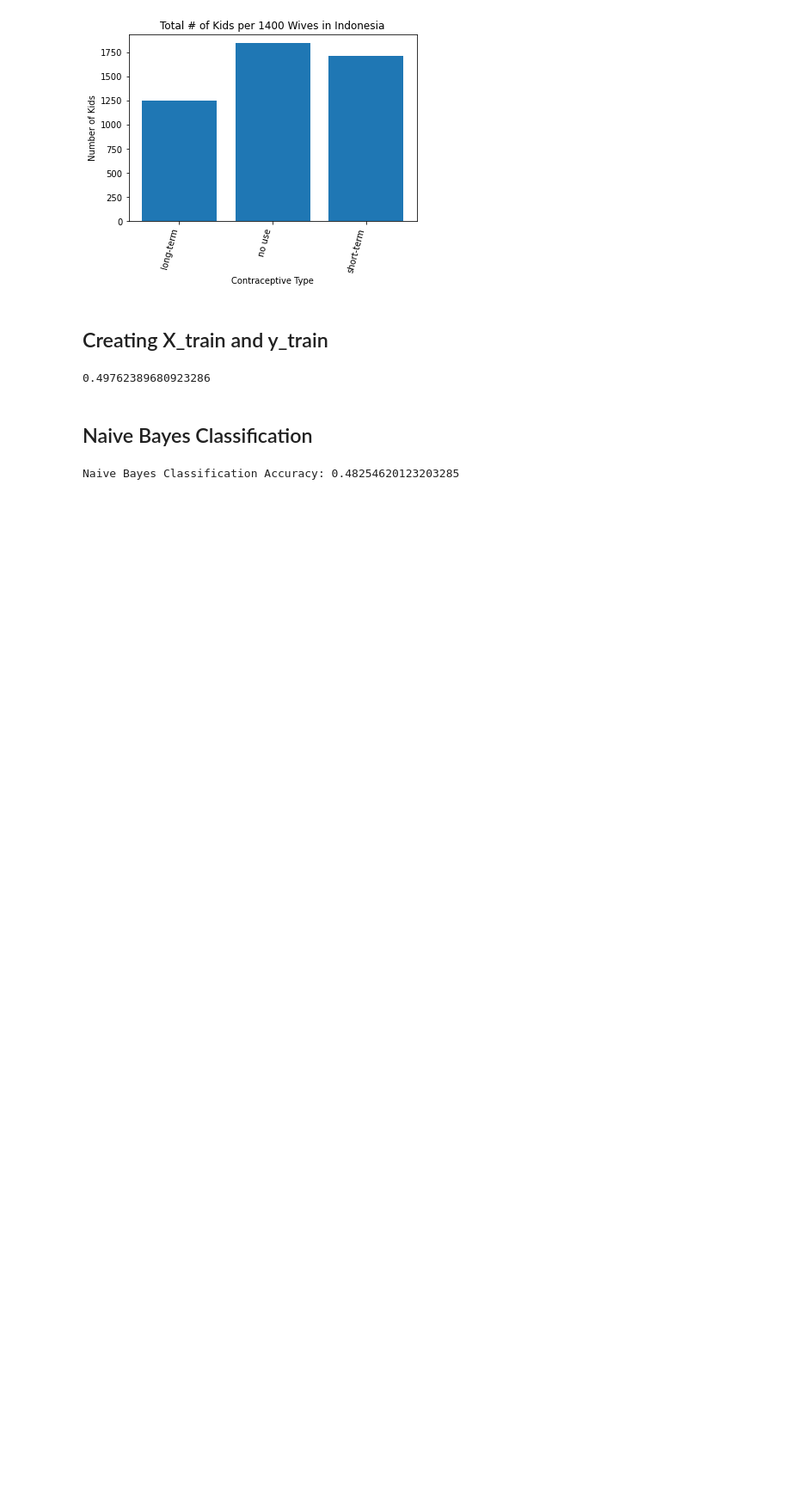
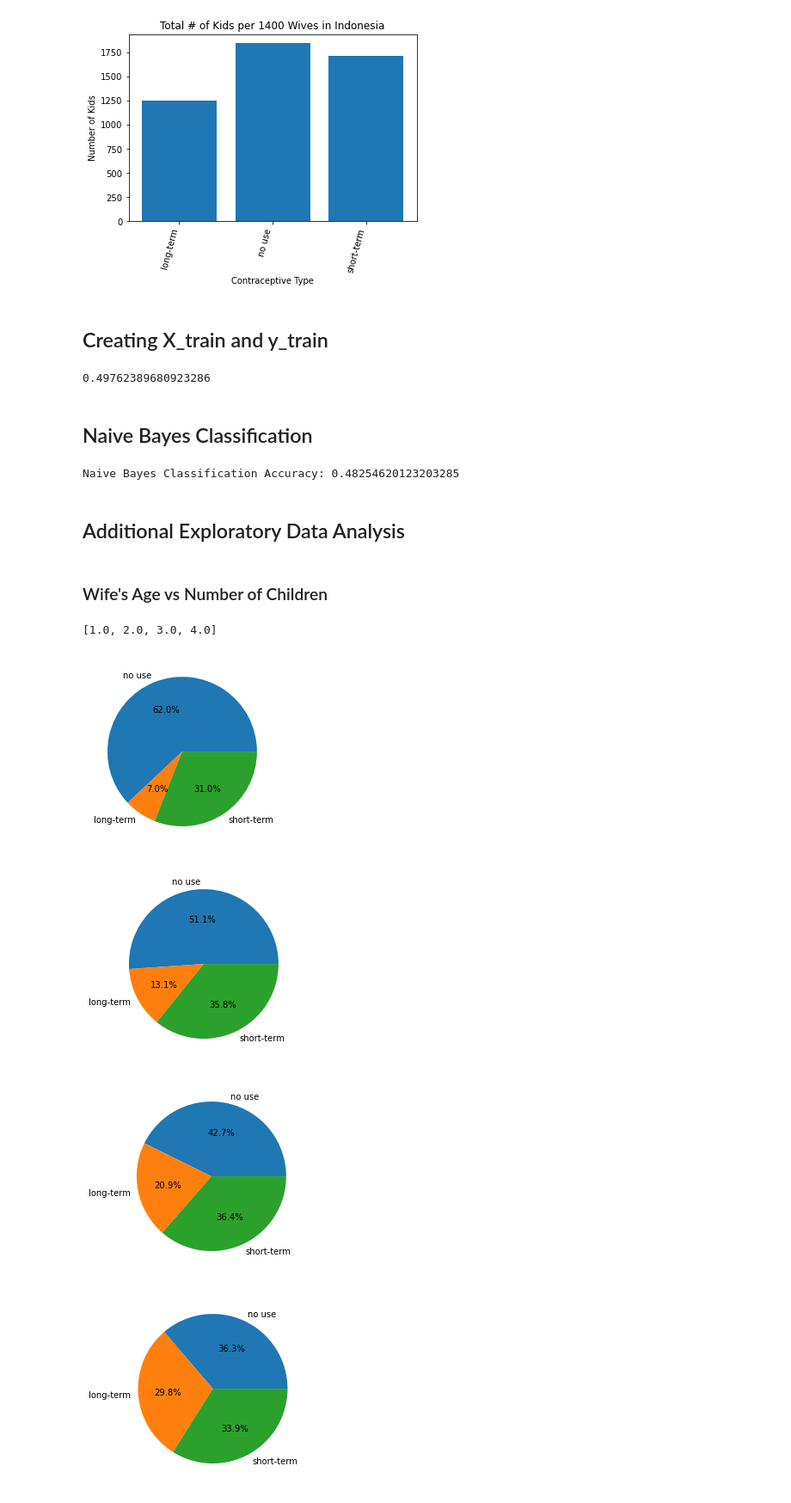
Before and after one commit to Danielle-Huber/CPSC322FinalProject, a Jupyter notebook: project.ipynb, the cells around one changed output. Shown at 86% size. Saved outputs shown, nothing was run; the diff lists cells and outputs as text; code cells hidden in the pictures; blank space fills up the shorter version.

```diff
--- a/project.ipynb
+++ b/project.ipynb
@@ -123,3 +123,30 @@ accuracy = myskutils.get_accuracy(predictions, y_test)
 print("Naive Bayes Classification Accuracy:", accuracy)
 # %% [output]
 Naive Bayes Classification Accuracy: 0.48254620123203285
+# %% [markdown]
+## Additional Exploratory Data Analysis
+# %% [markdown]
+### Wife's Age vs Number of Children
+# %%
+group_names, group_subtables = myutils.group_by(data.data, -3)
+# %%
+print(group_names)
+# %% [output]
+[1.0, 2.0, 3.0, 4.0]
+# %%
+labels = ["no use", "long-term", "short-term"]
+for group in group_subtables:
+    counts = [0, 0, 0]
+    for instance in group:
+        if instance[-1] == "no use":
+            counts[0] += 1
+        if instance[-1] == "long-term":
+            counts[1] += 1
+        if instance[-1] == "short-term":
+            counts[2] += 1
+    plot_utils.pie_chart(labels, counts)
+# %% [output]
+[figure, added]
+[figure, added]
+[figure, added]
+[figure, added]
```
Also changed, not shown: parts of 2 cells of this notebook.
